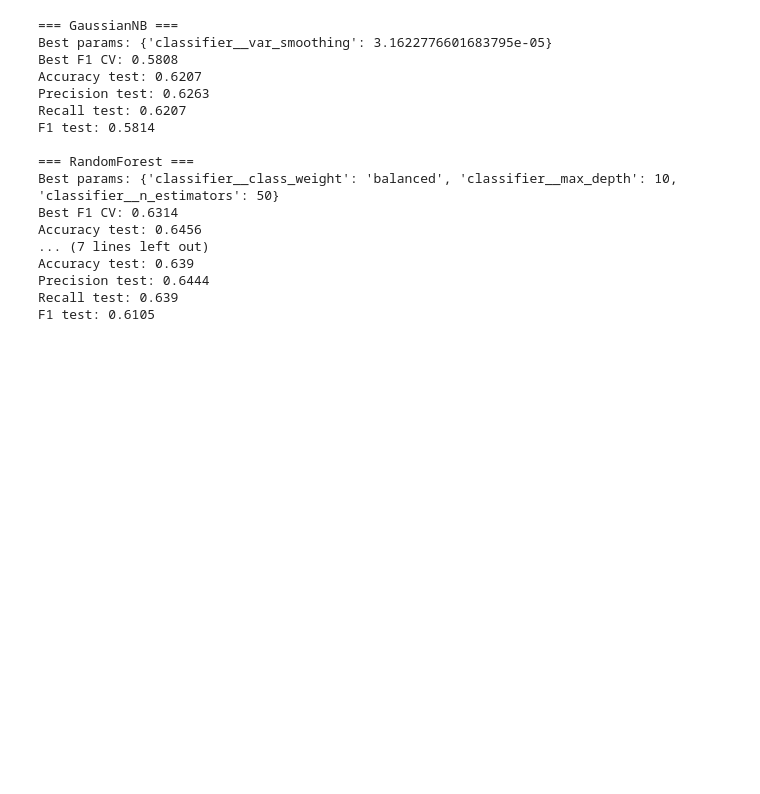
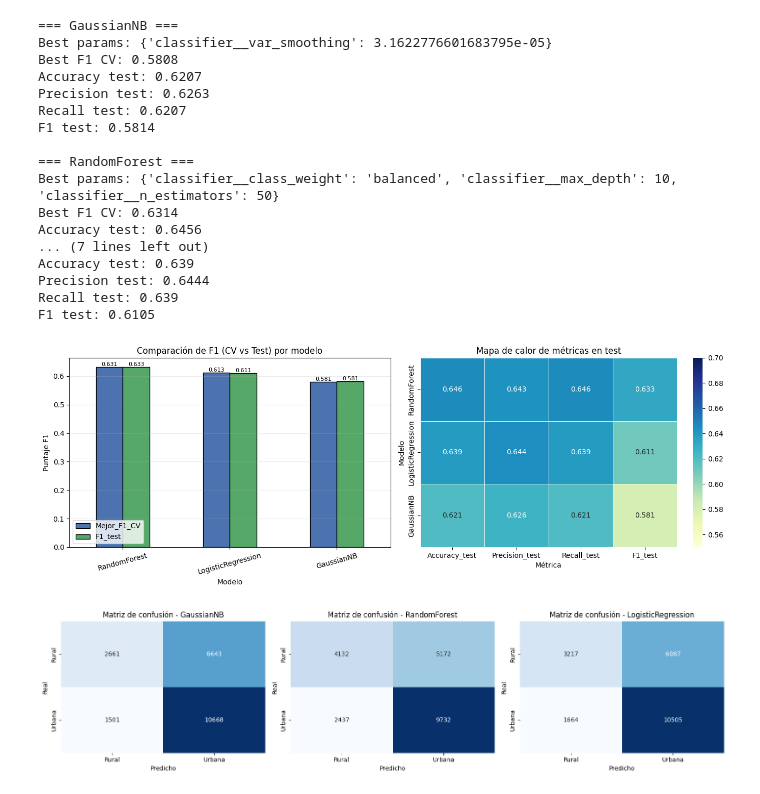
Before and after one commit to AleWWH1104/Proyecto1_md, a Jupyter notebook: src/Modelos.ipynb, the cells around one changed output. Drawn from its saved outputs; the diff is of its cells as text; code cells hidden in the pictures; blank space fills up the shorter version.

```diff
--- a/src/Modelos.ipynb
+++ b/src/Modelos.ipynb
@@ -551,3 +553,70 @@ Accuracy test: 0.639
 Precision test: 0.6444
 Recall test: 0.639
 F1 test: 0.6105
+# %%
+# Gráfica 1: comparación de F1 en CV vs F1 en test
+# Gráfica 2: mapa de calor con métricas de test
+metricas_cols = ['Accuracy_test', 'Precision_test', 'Recall_test', 'F1_test']
+plot_df = resumen_df.copy().set_index('Modelo')
+
+fig, axes = plt.subplots(1, 2, figsize=(14, 5))
+
+plot_df[['Mejor_F1_CV', 'F1_test']].plot(
+    kind='bar',
+    ax=axes[0],
+    color=['#4C72B0', '#55A868'],
+    edgecolor='black'
+)
+axes[0].set_title('Comparación de F1 (CV vs Test) por modelo')
+axes[0].set_ylabel('Puntaje F1')
+axes[0].set_xlabel('Modelo')
+axes[0].tick_params(axis='x', rotation=15)
+axes[0].grid(axis='y', alpha=0.25)
+
+for container in axes[0].containers:
+    axes[0].bar_label(container, fmt='%.3f', fontsize=8)
+
+sns.heatmap(
+    plot_df[metricas_cols],
+    annot=True,
+    fmt='.3f',
+    cmap='YlGnBu',
+    vmin=0.55,
+    vmax=0.70,
+    linewidths=0.5,
+    ax=axes[1]
+)
+axes[1].set_title('Mapa de calor de métricas en test')
+axes[1].set_xlabel('Métrica')
+axes[1].set_ylabel('Modelo')
+
+plt.tight_layout()
+plt.show()
+
+# Gráfica 3: matrices de confusión para los 3 modelos
+fig, axes = plt.subplots(1, 3, figsize=(16, 4))
+modelos_plot = [('GaussianNB', grid_nb), ('RandomForest', grid_rf), ('LogisticRegression', grid_lr)]
+
+for ax, (nombre, grid) in zip(axes, modelos_plot):
+    pred_i = grid.best_estimator_.predict(X_test)
+    cm_i = confusion_matrix(y_test, pred_i, labels=['Rural', 'Urbana'])
+
+    sns.heatmap(
+        cm_i,
+        annot=True,
+        fmt='d',
+        cmap='Blues',
+        cbar=False,
+        xticklabels=['Rural', 'Urbana'],
+        yticklabels=['Rural', 'Urbana'],
+        ax=ax
+    )
+    ax.set_title(f'Matriz de confusión - {nombre}')
+    ax.set_xlabel('Predicho')
+    ax.set_ylabel('Real')
+
+plt.tight_layout()
+plt.show()
+# %% [output]
+[figure, added]
+[figure, added]
```
Also changed, not shown: parts of 3 cells of this notebook.
